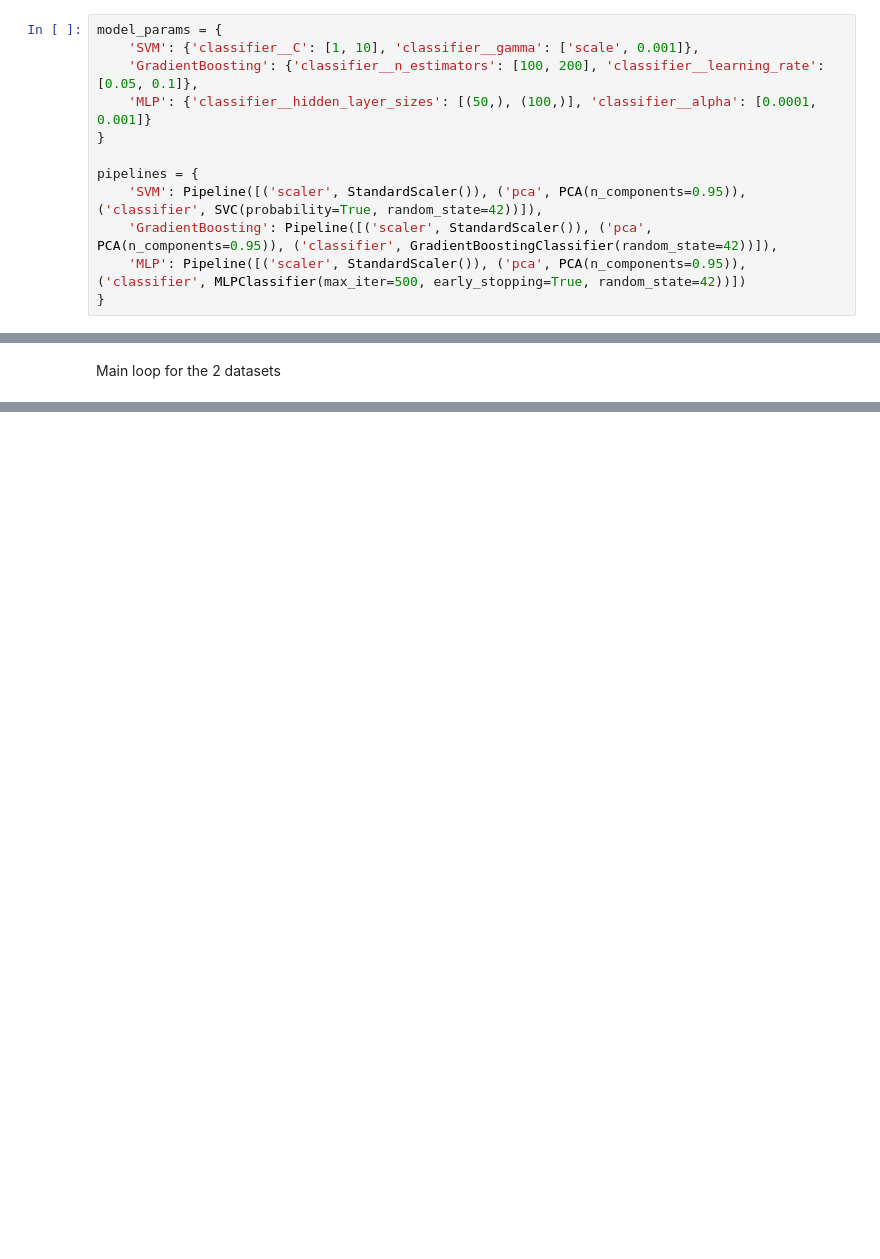
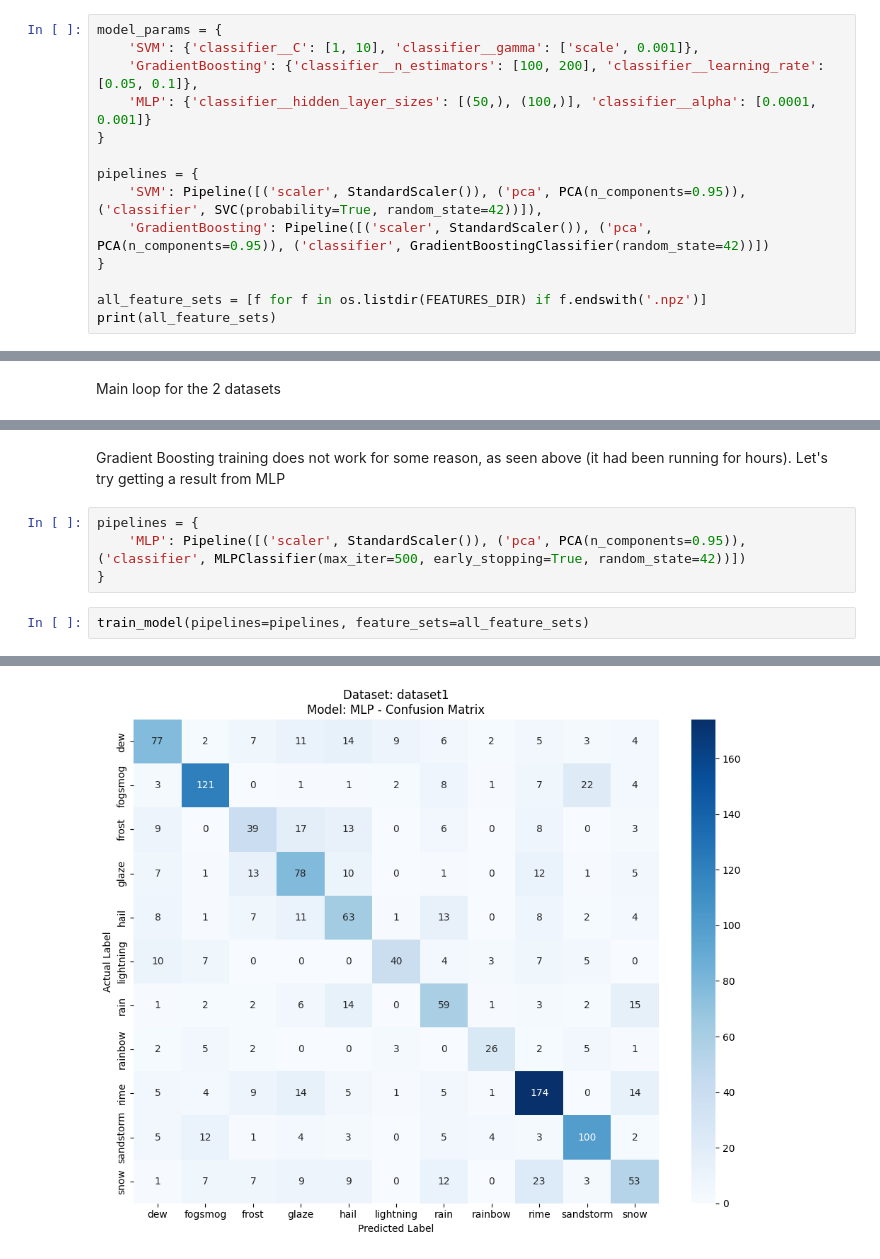
Before and after one commit to betulsaglam/weather-image-classification, a Jupyter notebook: method1_ml.ipynb, the cells around one changed output, grey strips where cells are left out. Saved outputs shown, nothing was run; the diff lists cells and outputs as text; blank space fills up the shorter version.

Commit message:
got results for MLP!

```diff
--- a/method1_ml.ipynb
+++ b/method1_ml.ipynb
@@ -48,6 +48,8 @@ model_params = {
 
 pipelines = {
     'SVM': Pipeline([('scaler', StandardScaler()), ('pca', PCA(n_components=0.95)), ('classifier', SVC(probability=True, random_state=42))]),
-    'GradientBoosting': Pipeline([('scaler', StandardScaler()), ('pca', PCA(n_components=0.95)), ('classifier', GradientBoostingClassifier(random_state=42))]),
-    'MLP': Pipeline([('scaler', StandardScaler()), ('pca', PCA(n_components=0.95)), ('classifier', MLPClassifier(max_iter=500, early_stopping=True, random_state=42))])
+    'GradientBoosting': Pipeline([('scaler', StandardScaler()), ('pca', PCA(n_components=0.95)), ('classifier', GradientBoostingClassifier(random_state=42))])
 }
+
+all_feature_sets = [f for f in os.listdir(FEATURES_DIR) if f.endswith('.npz')]
+print(all_feature_sets)
@@ -171,0 +174,9 @@ KeyboardInterrupt:
+# %% [markdown]
+Gradient Boosting training does not work for some reason, as seen above (it had been running for hours). Let's try getting a result from MLP
+# %%
+pipelines = {
+    'MLP': Pipeline([('scaler', StandardScaler()), ('pca', PCA(n_components=0.95)), ('classifier', MLPClassifier(max_iter=500, early_stopping=True, random_state=42))])
+}
+# %%
+train_model(pipelines=pipelines, feature_sets=all_feature_sets)
+# %% [output]
@@ -171,0 +200 @@ KeyboardInterrupt:
+[figure, added]
```
Also changed, not shown: parts of 6 cells of this notebook, 8 other files.
